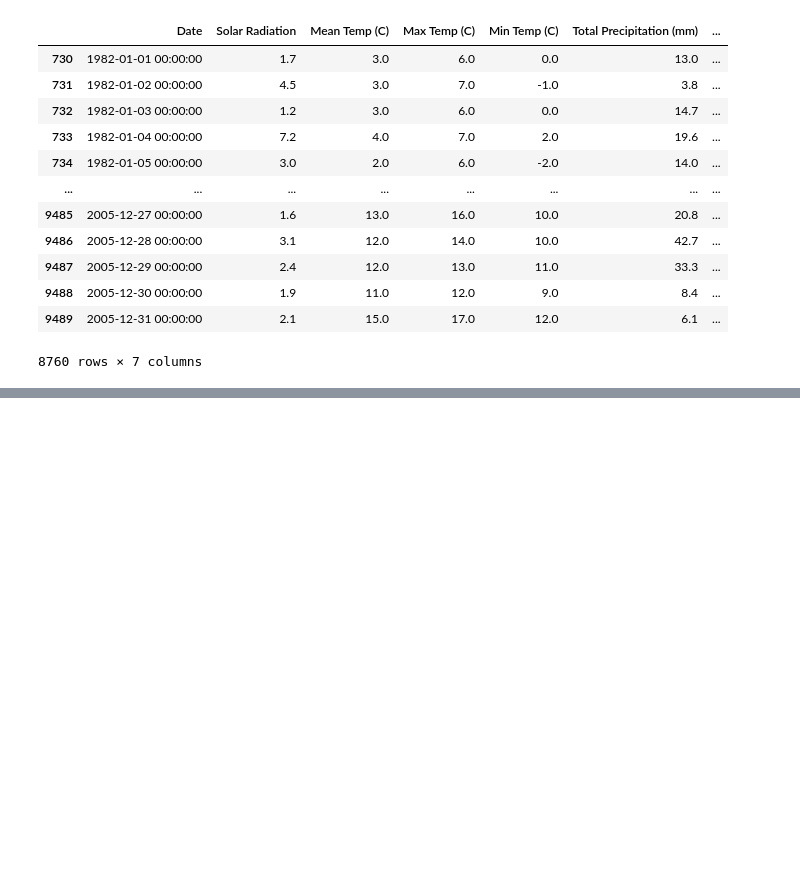
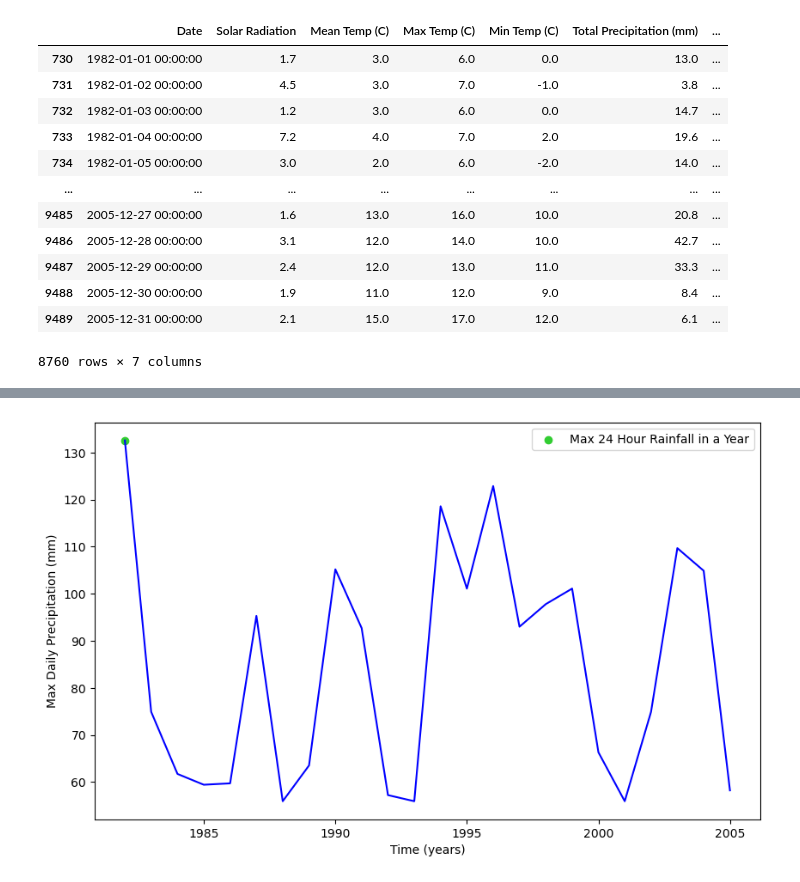
Before and after one commit to AgroSolutions-OSU/IFSM_Analysis, a Jupyter notebook: weatheranalysis.ipynb, the cells around one changed output, grey strips where cells are left out. Drawn from its saved outputs; the diff is of its cells as text; code cells hidden in the pictures; blank space fills up the shorter version.

Commit message:
updates to weather data analysis

```diff
--- a/weatheranalysis.ipynb
+++ b/weatheranalysis.ipynb
@@ -182,0 +199,33 @@ plt.show()
+# %%
+## Precip Data to float...
+data_OSU['Total Precipitation (mm)'] = np.array(data_OSU['Total Precipitation (mm)']).astype(float)
+
+## Find the max precip for every year
+data_OSU['year']=pd.DatetimeIndex(data_OSU['Date']).year
+years = data_OSU['year'].unique()
+## max precip
+precip_dat = data_OSU.groupby(by = ["year"],group_keys=False)['Total Precipitation (mm)'].max().sort_values(ascending = False).reset_index()
+precip_yr = precip_dat['year']
+
+## Due to limited data just to the maximum precip and respective year and classed that as the 25 year, 24 hour storm event... even though more like 24 years...
+print(precip_yr)
+precip_sort = list(precip_dat['Total Precipitation (mm)'])
+# print(type(precip_sort))
+# sorted_maximums = precip_sort
+
+# # Calculate return periods using Weibull's formula
+# n = len(sorted_maximums)  # Number of data points
+# return_periods = [(n + 1) / rank for rank, _ in enumerate(sorted_maximums, start=1)]
+
+# # Find the value closest to a 25-year return period
+# closest_to_25 = min(sorted_maximums, key=lambda x: abs(return_periods[sorted_maximums.index(x)] - 25))
+
+# # Return the value and its corresponding return period
+# return_period_25 = return_periods[sorted_maximums.index(closest_to_25)]
+
+# print("Ranked Annual Maximums (Descending Order):", sorted_maximums)
+# print("Return Periods (Calculated):", return_periods)
+# print(f"Estimated 25-Year, 24-Hour Storm Event: {closest_to_25} mm (Return Period: {return_period_25:.2f})")
+storm_event_25 = precip_sort[0]
+storm_event_25_yr = precip_yr[0]
+print(f"\nyear of estimate 25-year, 24 hour storm event {precip_yr[0]} The precipitation for the storm event: {precip_sort[0]} \n\n")
@@ -182,0 +280,12 @@ plt.show()
+# %%
+plt.figure(figsize=(10,6))
+precip_plot = data_OSU.groupby(by = ["year"],group_keys=False)['Total Precipitation (mm)'].max().reset_index()
+precip_plot
+plt.plot(precip_plot['year'],precip_plot['Total Precipitation (mm)'], color = 'blue')
+plt.scatter(storm_event_25_yr,precip_plot['Total Precipitation (mm)'][precip_plot["year"] == storm_event_25_yr],color = "limegreen", label = "Max 24 Hour Rainfall in a Year")
+plt.xlabel('Time (years)')
+plt.ylabel('Max Daily Precipitation (mm)')
+plt.legend()
+plt.show()
+# %% [output]
+[figure, added]
```
Also changed, not shown: parts of 8 cells of this notebook.
